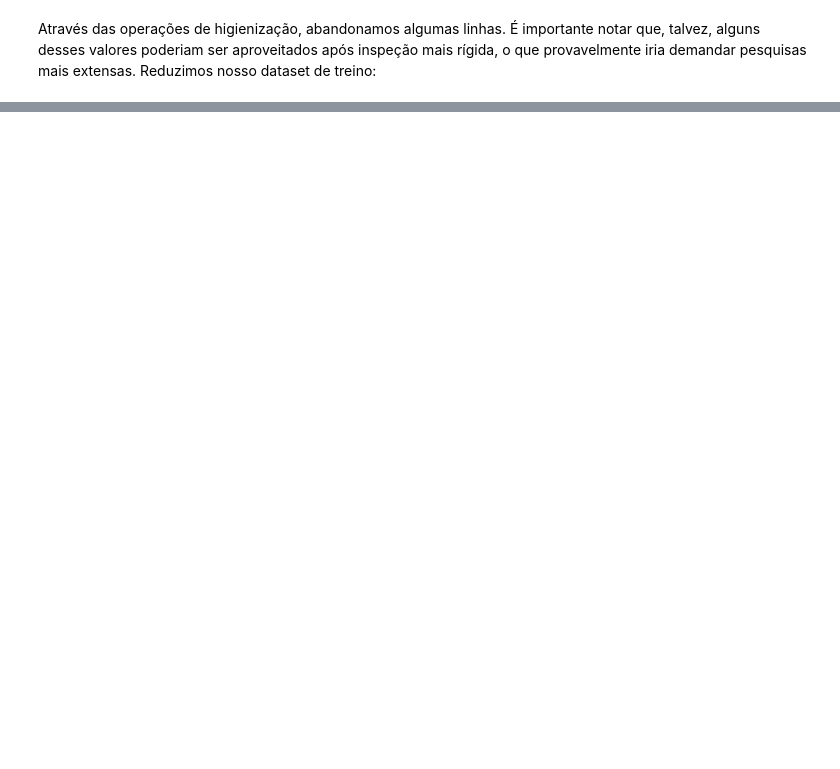
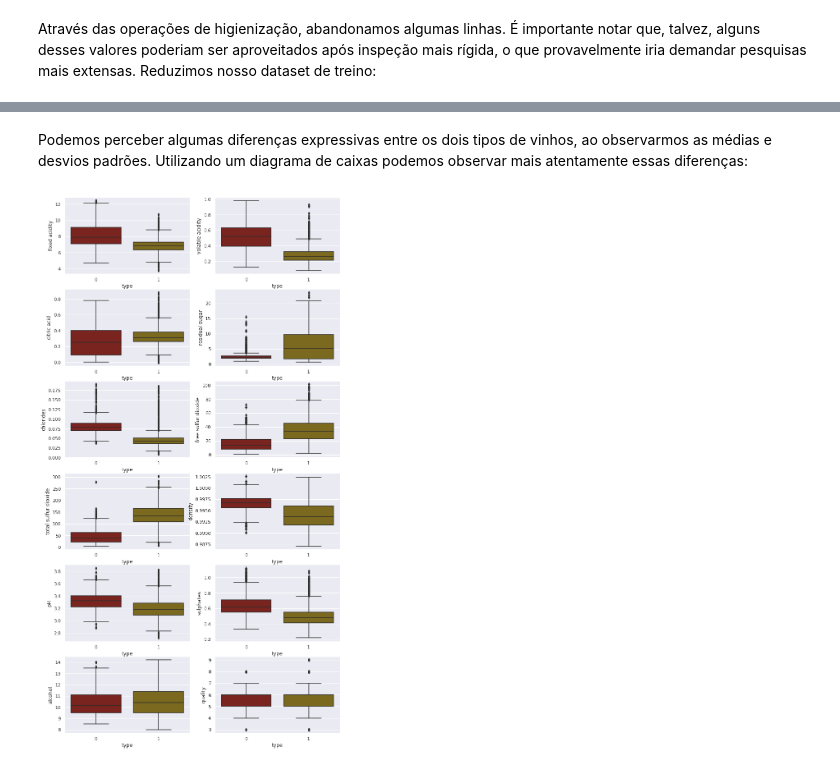
Before and after one commit to Coqueiro/wine-quality, a Jupyter notebook: Wine Quality Prediction Model.ipynb, the cells around one changed output, grey strips where cells are left out. Saved outputs shown, nothing was run; the diff lists cells and outputs as text; code cells hidden in the pictures; blank space fills up the shorter version.

```diff
--- a/Wine Quality Prediction Model.ipynb
+++ b/Wine Quality Prediction Model.ipynb
@@ -227,8 +230,10 @@ def get_alcohol_not_float_dataset_indexes(dataset):
     )
     return alcohol_not_float_dataset_indexes
 
+sns.set(rc={'figure.figsize':(12,6)})
 alcohol_not_float_train_indexes = get_alcohol_not_float_dataset_indexes(wine_raw_data_train)
-sns.distplot(np.array(wine_raw_data_train.drop(alcohol_not_float_train_indexes).alcohol, dtype='float64'));
+sns.distplot(np.array(wine_raw_data_train.drop(alcohol_not_float_train_indexes).alcohol, dtype='float64'))
+sns.set(rc={'figure.figsize':(12,12)});
 # %% [output]
 [figure]
 # %% [markdown]
@@ -366,0 +452,15 @@ Como passo inicial podemos plotar a correlação entre todas as variáveis, de d
+# %% [markdown]
+Podemos perceber algumas diferenças expressivas entre os dois tipos de vinhos, ao observarmos as médias e desvios padrões. Utilizando um diagrama de caixas podemos observar mais atentamente essas diferenças:
+# %%
+column_names = wine_train_cleaned_data.columns
+
+sns.set(rc={'figure.figsize':(12,24)})
+for index, column_name in enumerate(column_names[1:]):
+    plt.subplot(6,2,index+1)
+    ax = sns.boxplot(
+        x='type', y=column_name, data=wine_train_cleaned_data,
+                     palette=sns.hls_palette(8, l=.3, s=.8)
+    )
+sns.set(rc={'figure.figsize':(12,12)})
+# %% [output]
+[figure, added]
```
Also changed, not shown: parts of 58 cells of this notebook.
